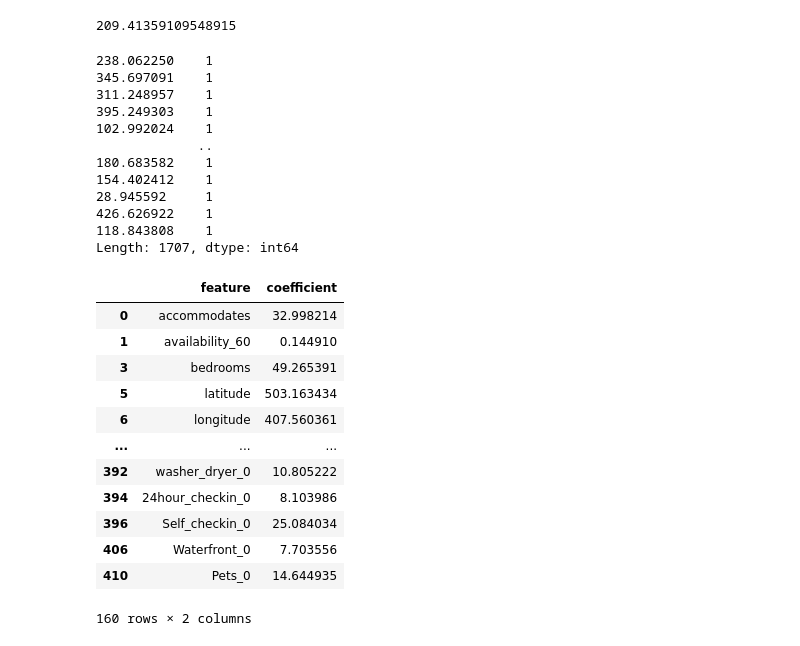
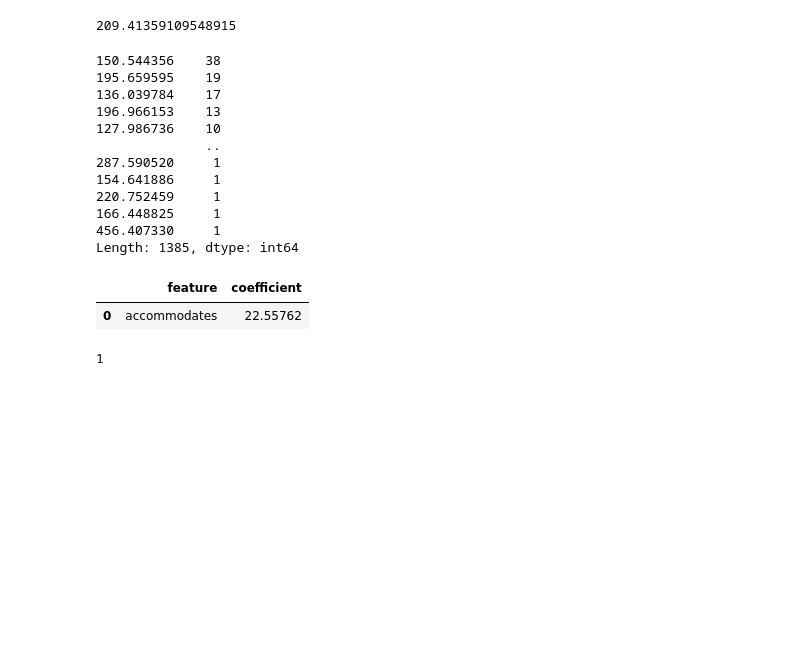
Before and after one commit to shabnami/Capstone_project_Airbnb, a Jupyter notebook: Airbnb.ipynb, the cells around one changed output. Cells and saved outputs as stored; diff of their text form; code cells hidden in the pictures; blank space fills up the shorter version.

```diff
--- a/Airbnb.ipynb
+++ b/Airbnb.ipynb
@@ -203,3 +205,10 @@ df = df.drop(text_col_to_drop, axis=1)
+# %%
+col_to_drop = ['calendar_updated', 'extra_people']
+df = df.drop (col_to_drop , axis = 1)
+# %%
+#comparing if zipcode, latittude and longtitude or neighborhood will have most impact
+zipcode = ['zipcode']
+df = df.drop (zipcode , axis = 1)
 # %%
 #df.head()
 #df.info()
@@ -729,10 +738,10 @@ df.cleaning_fee = df.cleaning_fee.astype('int64')
 
 Similar to previouse ones
 # %%
-df.extra_people = df.extra_people.str[1:-3]
-df.extra_people = df.extra_people.str.replace(",", "")
-df.extra_people.fillna(0, inplace=True)
-df.extra_people = df.extra_people.astype('int64')
+#df.extra_people = df.extra_people.str[1:-3]
+#df.extra_people = df.extra_people.str.replace(",", "")
+#df.extra_people.fillna(0, inplace=True)
+#df.extra_people = df.extra_people.astype('int64')
 # %%
 df.isnull().sum()
 # %% [output]
@@ -1532,52 +1554,47 @@ y_test.mean()
 # %%
 pd.Series(predictions).value_counts()
 # %% [output]
-238.062250    1
-345.697091    1
-311.248957    1
-395.249303    1
-102.992024    1
-             ..
-180.683582    1
-154.402412    1
-28.945592     1
-426.626922    1
-118.843808    1
-Length: 1707, dtype: int64
+150.544356    38
+195.659595    19
+136.039784    17
+196.966153    13
+127.986736    10
+              ..
+287.590520     1
+154.641886     1
+220.752459     1
+166.448825     1
+456.407330     1
+Length: 1385, dtype: int64
 # %%
 #X_train['zipcode'].value_counts()
 # %%
 
 #feature_importances = grid_search.best_estimator_.feature_importances_
 # %%
-pd.set_option('display.max_rows', 100)
+pd.set_option('display.max_rows', 1000)
 # Grabbing the preprocessor
 pre = fit_model.named_steps['preprocessor']
 
 # Getting the numerical and categorical features from the pipeline
 num_feats = pre.transformers_[0][2]
 cat_feats = pre.transformers_[1][1]['onehot']\
                    .get_feature_names(categorical_features)
 all_feats = num_feats+list(cat_feats)
 
 # Dataframe for visual examination of coefficients
 df_coefs = pd.DataFrame()
 df_coefs['feature'] = all_feats
 df_coefs['coefficient'] = model.coef_
 
+#df_coefs[abs(df_coefs['coefficient'])> 0].sort_values("coefficient")
 # Filter out all but the coefficients with some significance
-df_coefs[df_coefs['coefficient'] > .01]
+df_coefs[df_coefs['coefficient'] > 1]
 # %% [output]
 |  | feature | coefficient |
-| 0 | accommodates | 32.998214 |
-| 1 | availability_60 | 0.144910 |
-| 3 | bedrooms | 49.265391 |
-| 5 | latitude | 503.163434 |
-| 6 | longitude | 407.560361 |
-| ... | ... | ... |
-| 392 | washer_dryer_0 | 10.805222 |
-| 394 | 24hour_checkin_0 | 8.103986 |
-| 396 | Self_checkin_0 | 25.084034 |
-| 406 | Waterfront_0 | 7.703556 |
-| 410 | Pets_0 | 14.644935 |
+| 0 | accommodates | 22.55762 |
-160 rows × 2 columns
+# %%
+m=df_coefs[df_coefs['coefficient'] > 1]
+len(m)
+# %% [output]
+1
```
Also changed, not shown: parts of 40 cells of this notebook.
